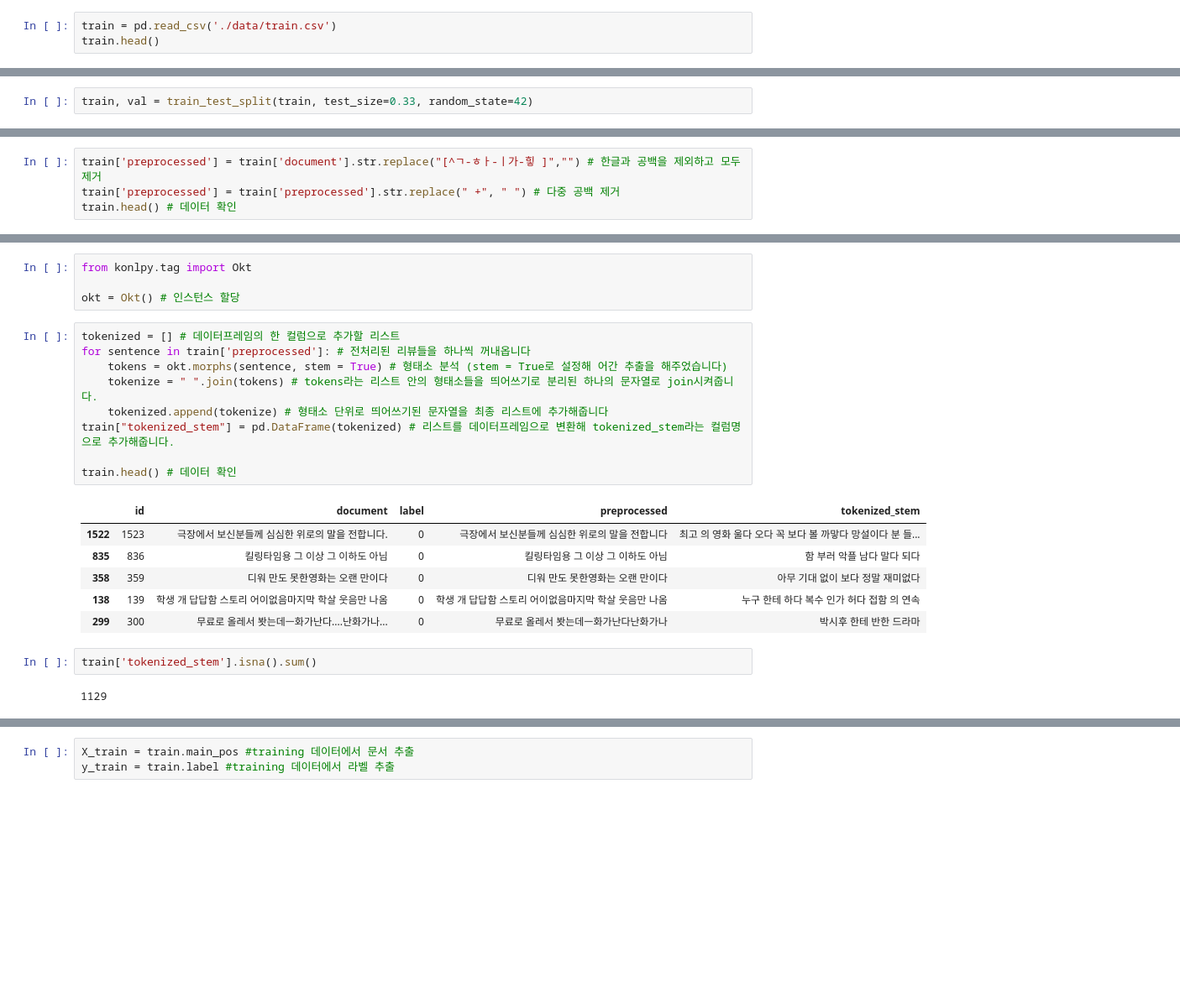
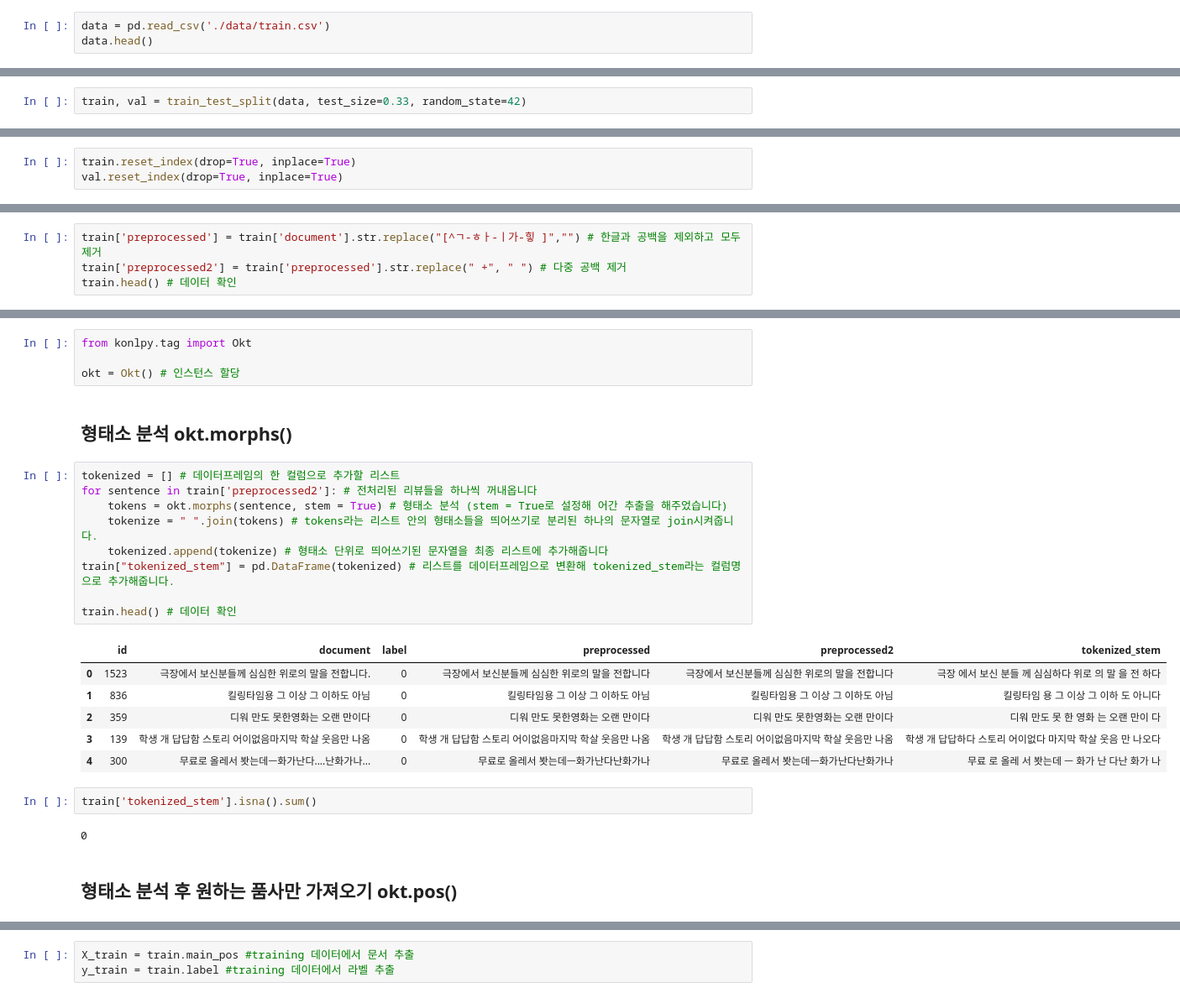
Before and after one commit to sudo-init/machineLearning, a Jupyter notebook: dacon/영화 리뷰 감성분석/Untitled.ipynb, the cells around one changed output, grey strips where cells are left out. Shown at 84% size. Saved outputs shown, nothing was run; the diff lists cells and outputs as text; blank space fills up the shorter version.

```diff
--- a/dacon/영화 리뷰 감성분석/Untitled.ipynb
+++ b/dacon/영화 리뷰 감성분석/Untitled.ipynb
@@ -17,8 +13,8 @@ os.path.realpath('.')
 # %% [markdown]
 # 데이터 로드
 # %%
-train = pd.read_csv('./data/train.csv')
-train.head()
+data = pd.read_csv('./data/train.csv')
+data.head()
 # %% [output]
 |  | id | document | label |
 | 0 | 1 | 영상이나 음악이 이쁘다 해도 미화시킨 불륜일뿐 | 0 |
@@ -55,7 +44,7 @@ y = train['label']
 # %% [markdown]
 ## train, test 데이터 나누기
 # %%
-train, val = train_test_split(train, test_size=0.33, random_state=42)
+train, val = train_test_split(data, test_size=0.33, random_state=42)
 # %%
 train.shape
 # %% [output]
@@ -68,0 +60,3 @@ val.shape
+# %%
+train.reset_index(drop=True, inplace=True)
+val.reset_index(drop=True, inplace=True)
@@ -69,5 +65,5 @@ val.shape
 # %%
 train['preprocessed'] = train['document'].str.replace("[^ㄱ-ㅎㅏ-ㅣ가-힣 ]","") # 한글과 공백을 제외하고 모두 제거
-train['preprocessed'] = train['preprocessed'].str.replace(" +", " ") # 다중 공백 제거
+train['preprocessed2'] = train['preprocessed'].str.replace(" +", " ") # 다중 공백 제거
 train.head() # 데이터 확인
 # %% [output]
@@ -83,26 +79,30 @@ train.head() # 데이터 확인
 from konlpy.tag import Okt
 
 okt = Okt() # 인스턴스 할당
+# %% [markdown]
+## 형태소 분석 okt.morphs()
 # %%
 tokenized = [] # 데이터프레임의 한 컬럼으로 추가할 리스트
-for sentence in train['preprocessed']: # 전처리된 리뷰들을 하나씩 꺼내옵니다
+for sentence in train['preprocessed2']: # 전처리된 리뷰들을 하나씩 꺼내옵니다
     tokens = okt.morphs(sentence, stem = True) # 형태소 분석 (stem = True로 설정해 어간 추출을 해주었습니다)
     tokenize = " ".join(tokens) # tokens라는 리스트 안의 형태소들을 띄어쓰기로 분리된 하나의 문자열로 join시켜줍니다.
     tokenized.append(tokenize) # 형태소 단위로 띄어쓰기된 문자열을 최종 리스트에 추가해줍니다
 train["tokenized_stem"] = pd.DataFrame(tokenized) # 리스트를 데이터프레임으로 변환해 tokenized_stem라는 컬럼명으로 추가해줍니다.
 
 train.head() # 데이터 확인
 # %% [output]
-|  | id | document | label | preprocessed | tokenized_stem |
-| 1522 | 1523 | 극장에서 보신분들께 심심한 위로의 말을 전합니다. | 0 | 극장에서 보신분들께 심심한 위로의 말을 전합니다 | 최고 의 영화 울다 오다 꼭 보다 볼 까맣다 망설이다 분 들... |
-| 835 | 836 | 킬링타임용 그 이상 그 이하도 아님 | 0 | 킬링타임용 그 이상 그 이하도 아님 | 함 부러 악플 남다 말다 되다 |
-| 358 | 359 | 디워 만도 못한영화는 오랜 만이다 | 0 | 디워 만도 못한영화는 오랜 만이다 | 아무 기대 없이 보다 정말 재미없다 |
-| 138 | 139 | 학생 개 답답함 스토리 어이없음마지막 학살 웃음만 나옴 | 0 | 학생 개 답답함 스토리 어이없음마지막 학살 웃음만 나옴 | 누구 한테 하다 복수 인가 허다 접함 의 연속 |
-| 299 | 300 | 무료로 올레서 봣는데ㅡ화가난다....난화가나... | 0 | 무료로 올레서 봣는데ㅡ화가난다난화가나 | 박시후 한테 반한 드라마 |
+|  | id | document | label | preprocessed | preprocessed2 | tokenized_stem |
+| 0 | 1523 | 극장에서 보신분들께 심심한 위로의 말을 전합니다. | 0 | 극장에서 보신분들께 심심한 위로의 말을 전합니다 | 극장에서 보신분들께 심심한 위로의 말을 전합니다 | 극장 에서 보신 분들 께 심심하다 위로 의 말 을 전 하다 |
+| 1 | 836 | 킬링타임용 그 이상 그 이하도 아님 | 0 | 킬링타임용 그 이상 그 이하도 아님 | 킬링타임용 그 이상 그 이하도 아님 | 킬링타임 용 그 이상 그 이하 도 아니다 |
+| 2 | 359 | 디워 만도 못한영화는 오랜 만이다 | 0 | 디워 만도 못한영화는 오랜 만이다 | 디워 만도 못한영화는 오랜 만이다 | 디워 만도 못 한 영화 는 오랜 만이 다 |
+| 3 | 139 | 학생 개 답답함 스토리 어이없음마지막 학살 웃음만 나옴 | 0 | 학생 개 답답함 스토리 어이없음마지막 학살 웃음만 나옴 | 학생 개 답답함 스토리 어이없음마지막 학살 웃음만 나옴 | 학생 개 답답하다 스토리 어이없다 마지막 학살 웃음 만 나오다 |
+| 4 | 300 | 무료로 올레서 봣는데ㅡ화가난다....난화가나... | 0 | 무료로 올레서 봣는데ㅡ화가난다난화가나 | 무료로 올레서 봣는데ㅡ화가난다난화가나 | 무료 로 올레 서 봣는데 ㅡ 화가 난 다난 화가 나 |
 # %%
 train['tokenized_stem'].isna().sum()
 # %% [output]
-1129
+0
+# %% [markdown]
+## 형태소 분석 후 원하는 품사만 가져오기  okt.pos()
 # %%
 main_pos = [] # 데이터프레임의 새 컬럼이 될 리스트
 for sentence in train['document']: # 리뷰들을 하나씩 가져옵니다
```
Also changed, not shown: parts of 77 cells of this notebook, 1 other file.
